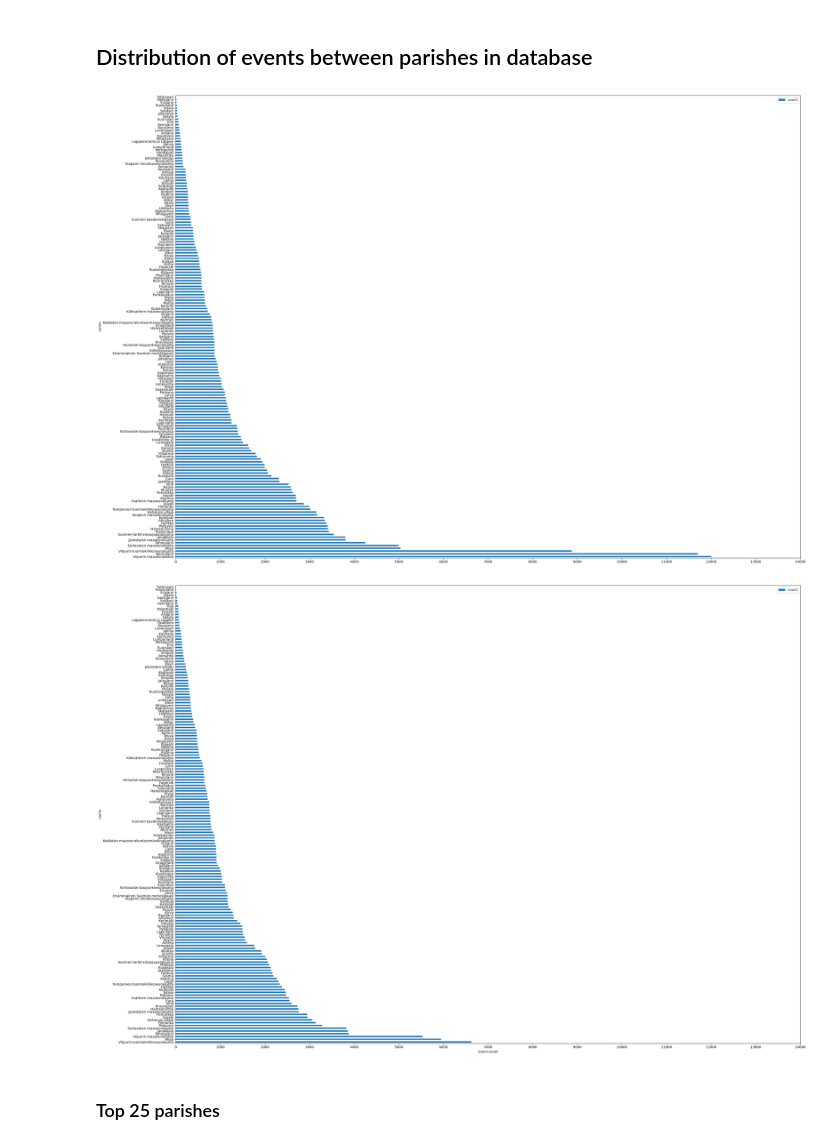
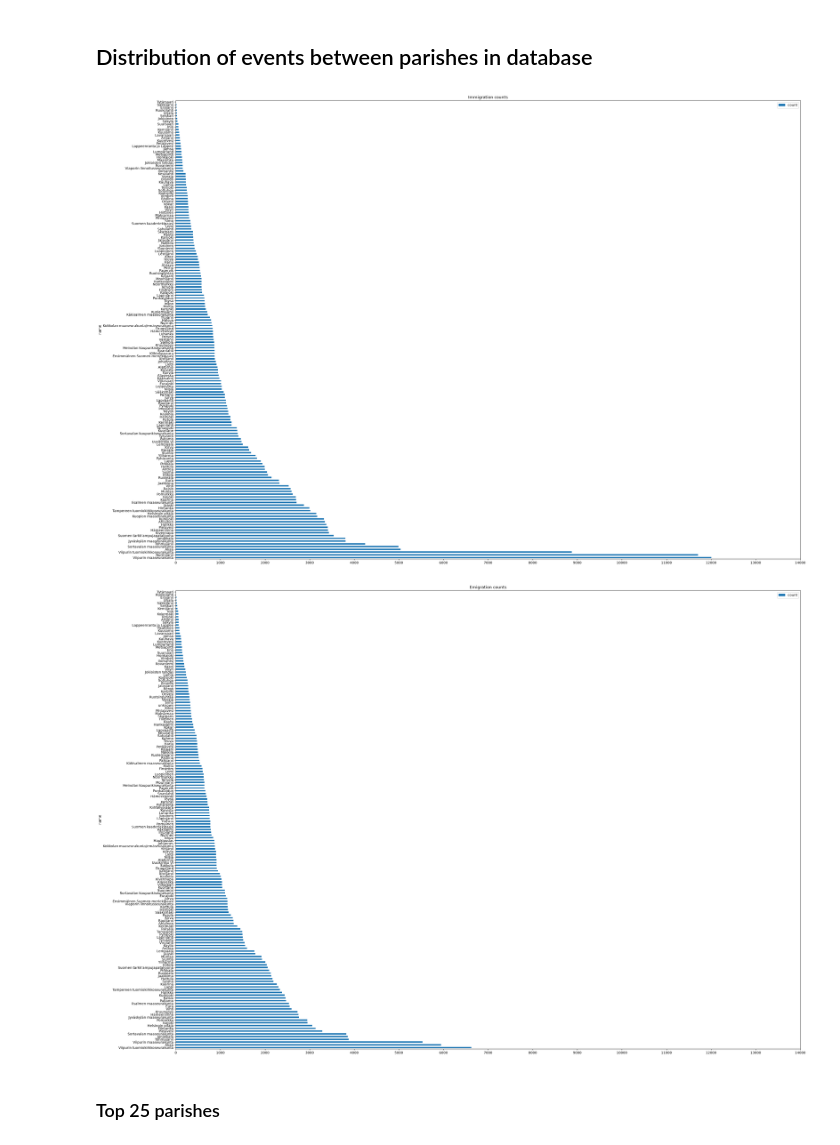
Before and after one commit to TurkuNLP/htr-hiski-alignment, a Jupyter notebook: extracting-migrations-db_migration_counts.ipynb, the cells around one changed output. Saved outputs shown, nothing was run; the diff lists cells and outputs as text; code cells hidden in the pictures.

```diff
--- a/extracting-migrations-db_migration_counts.ipynb
+++ b/extracting-migrations-db_migration_counts.ipynb
@@ -107,18 +107,20 @@ immigration_parish_event_counts.sort_values(
     "count", ascending=False
 ).plot.barh(y="count", x="name", ax=ax)
 ax.set_xticks(range(0, 15000, 1000), range(0, 15000, 1000))
+ax.set_title("Immigration counts")
 fig.tight_layout()
 # %% [output]
-[figure, old version]
+[figure, new version]
 # %%
 fig, ax = plt.subplots(1, 1, figsize=(30, 20))
 emigration_parish_event_counts.sort_values(
     "count", ascending=False
 ).plot.barh(y="count", x="name", ax=ax)
 ax.set_xticks(range(0, 15000, 1000), range(0, 15000, 1000))
+ax.set_title("Emigration counts")
 fig.tight_layout()
 # %% [output]
-[figure, old version]
+[figure, new version]
 # %% [markdown]
 ### Top 25 parishes
 # %%
```
Also changed, not shown: parts of 3 cells of this notebook.
